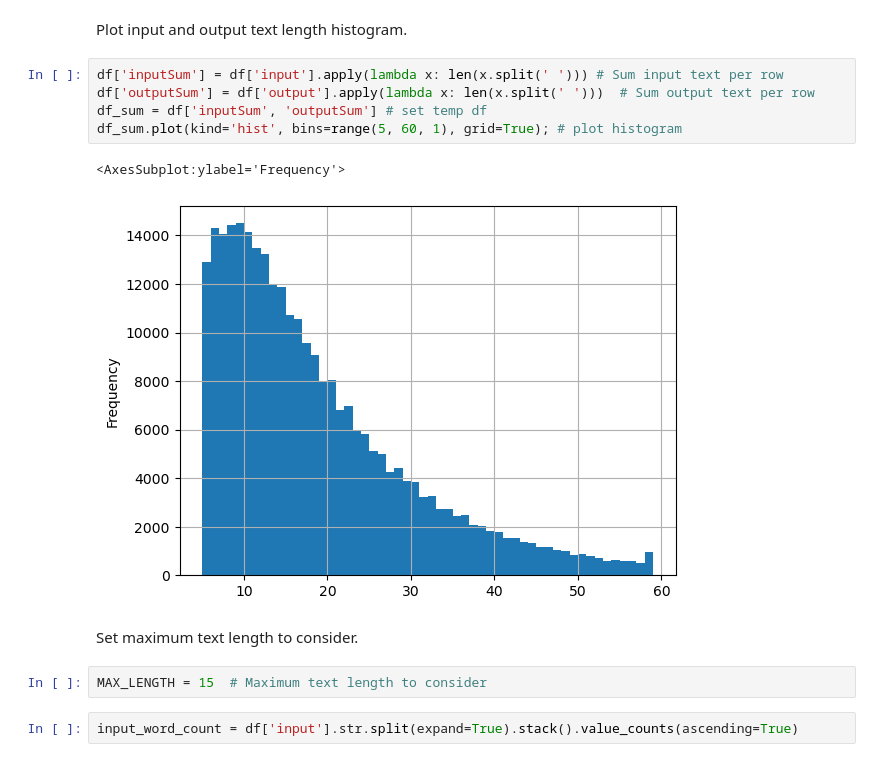
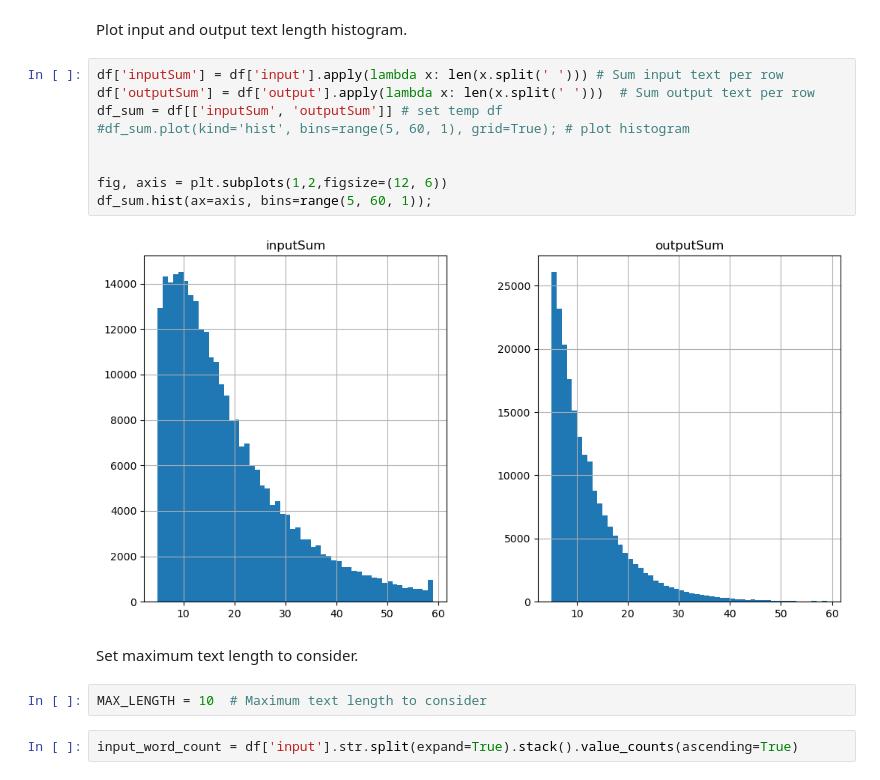
Before and after one commit to juliacalvo/generative-chatbot, a Jupyter notebook: ChatBot.ipynb, the cells around one changed output. Cells and saved outputs as stored; diff of their text form.

Commit message:
plot sum changes

```diff
--- a/ChatBot.ipynb
+++ b/ChatBot.ipynb
@@ -249,15 +254,18 @@ Plot input and output text length histogram.
 # %%
 df['inputSum'] = df['input'].apply(lambda x: len(x.split(' '))) # Sum input text per row
 df['outputSum'] = df['output'].apply(lambda x: len(x.split(' ')))  # Sum output text per row
-df_sum = df['inputSum', 'outputSum'] # set temp df
-df_sum.plot(kind='hist', bins=range(5, 60, 1), grid=True); # plot histogram
+df_sum = df[['inputSum', 'outputSum']] # set temp df
+#df_sum.plot(kind='hist', bins=range(5, 60, 1), grid=True); # plot histogram
+
+
+fig, axis = plt.subplots(1,2,figsize=(12, 6))
+df_sum.hist(ax=axis, bins=range(5, 60, 1));
 # %% [output]
-<AxesSubplot:ylabel='Frequency'>
-[figure, old version]
+[figure, new version]
 # %% [markdown]
 Set maximum text length to consider.
 # %%
-MAX_LENGTH = 15  # Maximum text length to consider
+MAX_LENGTH = 10  # Maximum text length to consider
 # %%
 input_word_count = df['input'].str.split(expand=True).stack().value_counts(ascending=True)
 # %%
```
Also changed, not shown: parts of 1 cell of this notebook.
